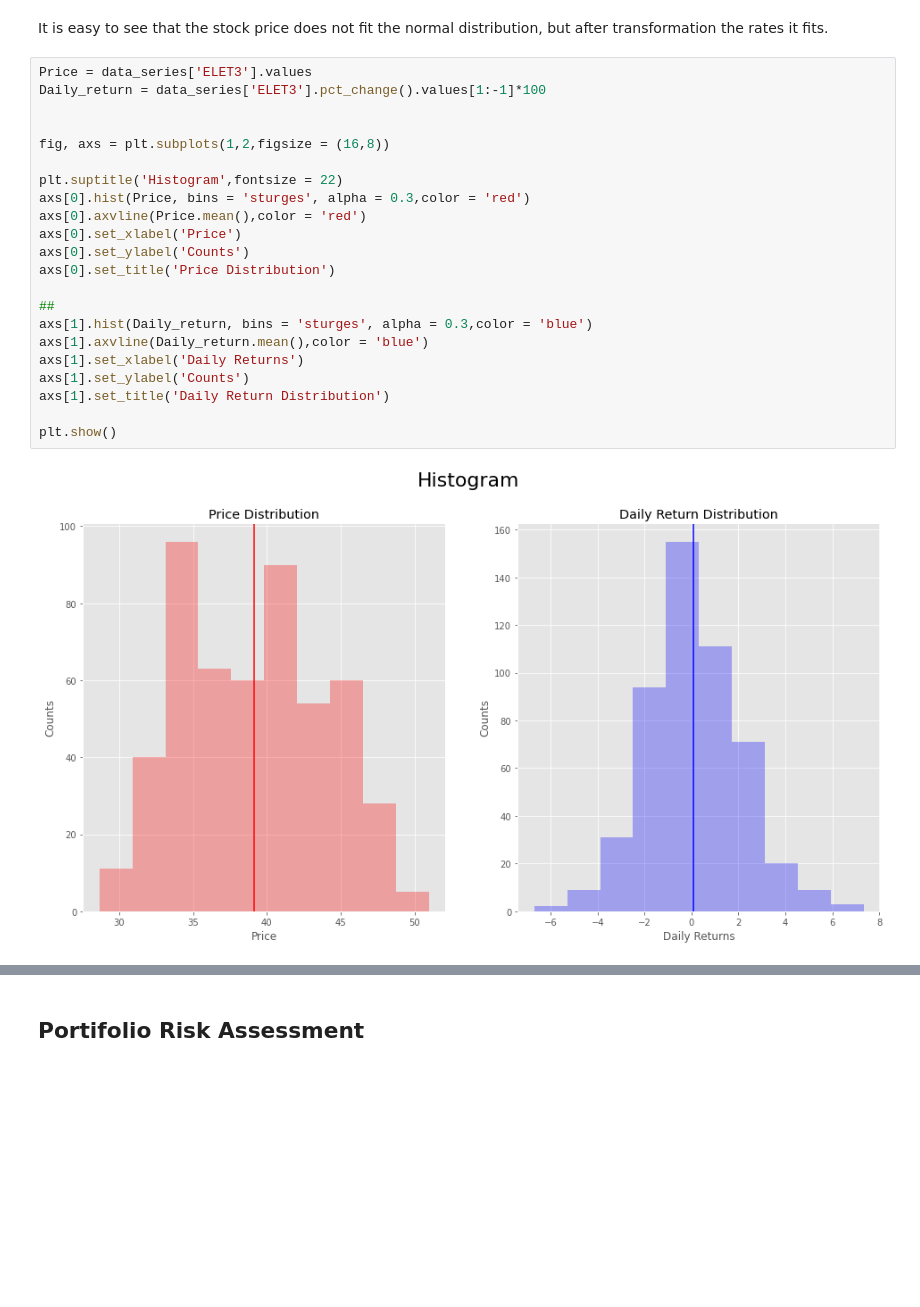
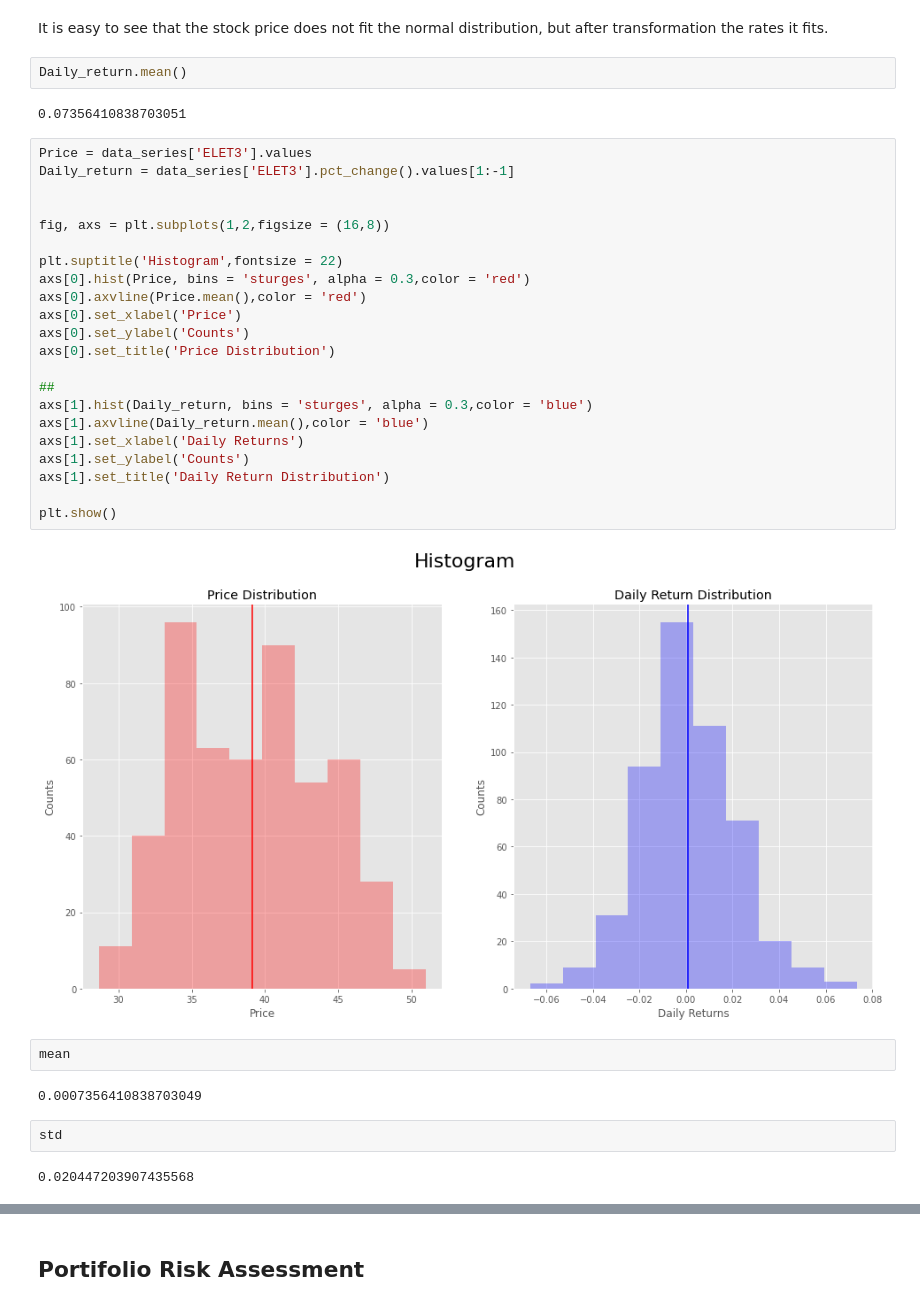
Before and after one commit to IsraelFPM/Risk-Analysis, a Jupyter notebook: ValueAtRisk.ipynb, the cells around one changed output, grey strips where cells are left out. Saved outputs shown, nothing was run; the diff lists cells and outputs as text; blank space fills up the shorter version.

```diff
--- a/ValueAtRisk.ipynb
+++ b/ValueAtRisk.ipynb
@@ -106,29 +106,41 @@ plt.tight_layout()
 [figure]
 # %% [markdown]
 It is easy to see that the stock price does not fit the normal distribution, but after transformation the rates it fits.
+# %%
+Daily_return.mean()
+# %% [output]
+0.07356410838703051
 # %%
 Price = data_series['ELET3'].values
-Daily_return = data_series['ELET3'].pct_change().values[1:-1]*100
+Daily_return = data_series['ELET3'].pct_change().values[1:-1]
 
 
 fig, axs = plt.subplots(1,2,figsize = (16,8))
 
 plt.suptitle('Histogram',fontsize = 22)
 axs[0].hist(Price, bins = 'sturges', alpha = 0.3,color = 'red')
 axs[0].axvline(Price.mean(),color = 'red')
 axs[0].set_xlabel('Price')
 axs[0].set_ylabel('Counts')
 axs[0].set_title('Price Distribution')
 
 ##
 axs[1].hist(Daily_return, bins = 'sturges', alpha = 0.3,color = 'blue')
 axs[1].axvline(Daily_return.mean(),color = 'blue')
 axs[1].set_xlabel('Daily Returns')
 axs[1].set_ylabel('Counts')
 axs[1].set_title('Daily Return Distribution')
 
 plt.show()
 # %% [output]
-[figure, old version]
+[figure, new version]
+# %%
+mean
+# %% [output]
+0.0007356410838703049
+# %%
+std
+# %% [output]
+0.020447203907435568
 # %%
 std = Daily_return.std()
```
Also changed, not shown: parts of 8 cells of this notebook.
